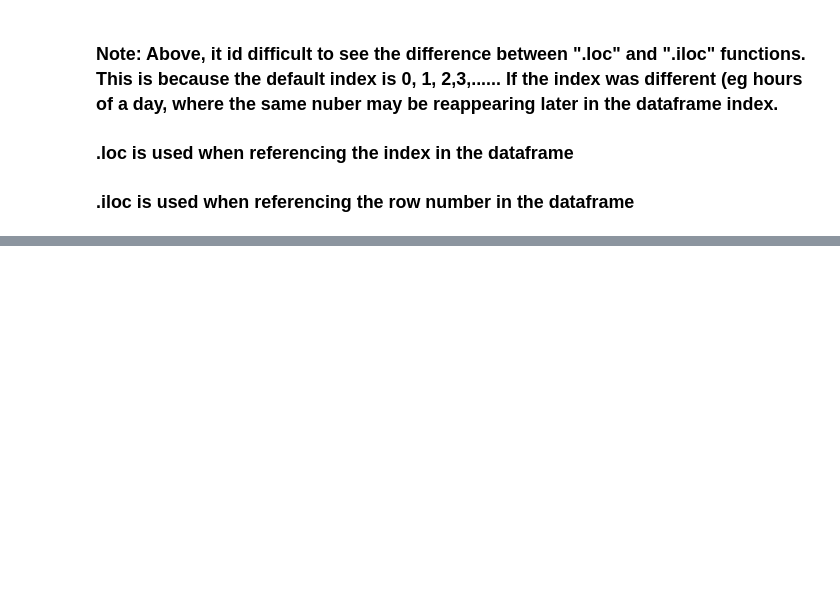
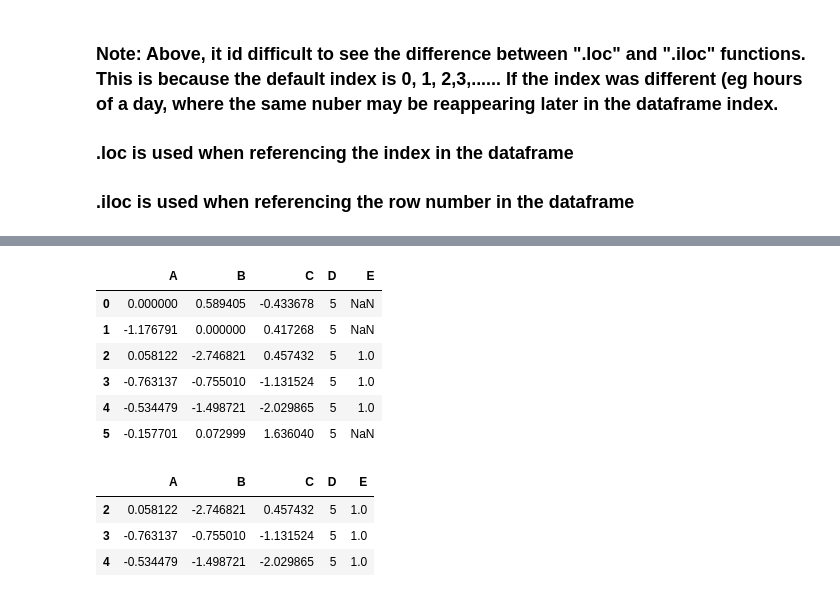
Before and after one commit to BarryClarke/10-minutes-to-Pandas, a Jupyter notebook: Pandas Tutorial.ipynb, the cells around one changed output, grey strips where cells are left out. Drawn from its saved outputs; the diff is of its cells as text; code cells hidden in the pictures; blank space fills up the shorter version.

```diff
--- a/Pandas Tutorial.ipynb
+++ b/Pandas Tutorial.ipynb
@@ -280,0 +348,21 @@ df2[df2['E'].isin(['two', 'four'])]
+# %%
+# You can set any value(s)  in the dataframe
+df1.loc[2:4, 'E'] = 1
+# %%
+df1
+# %% [output]
+|  | A | B | C | D | E |
+| 0 | 0.000000 | 0.589405 | -0.433678 | 5 | NaN |
+| 1 | -1.176791 | 0.000000 | 0.417268 | 5 | NaN |
+| 2 | 0.058122 | -2.746821 | 0.457432 | 5 | 1.0 |
+| 3 | -0.763137 | -0.755010 | -1.131524 | 5 | 1.0 |
+| 4 | -0.534479 | -1.498721 | -2.029865 | 5 | 1.0 |
+| 5 | -0.157701 | 0.072999 | 1.636040 | 5 | NaN |
+# %%
+# You can omit any none-values from the dataframe
+df1.dropna(how='any')
+# %% [output]
+|  | A | B | C | D | E |
+| 2 | 0.058122 | -2.746821 | 0.457432 | 5 | 1.0 |
+| 3 | -0.763137 | -0.755010 | -1.131524 | 5 | 1.0 |
+| 4 | -0.534479 | -1.498721 | -2.029865 | 5 | 1.0 |
```
Also changed, not shown: parts of 45 cells of this notebook.
